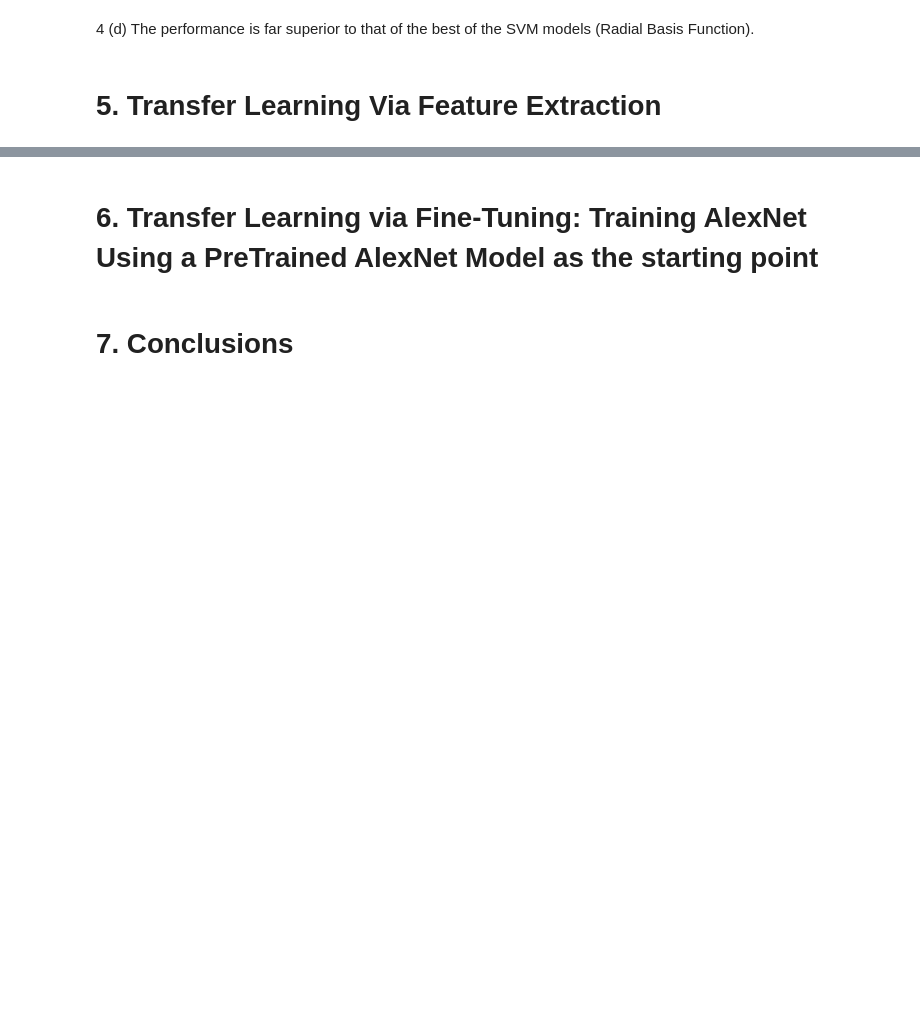
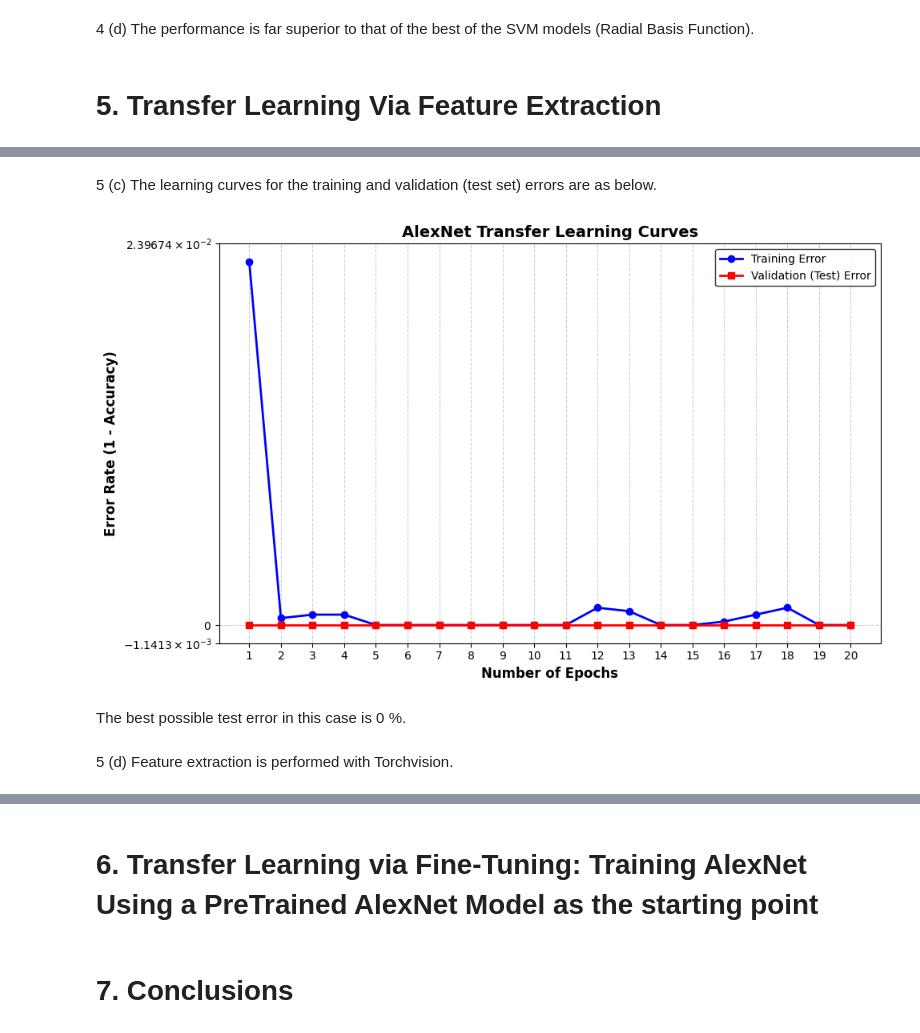
Before and after one commit to Tyler-42690/Fruit-Dataset, a Jupyter notebook: assignment.ipynb, the cells around one changed output, grey strips where cells are left out. Drawn from its saved outputs; the diff is of its cells as text; code cells hidden in the pictures; blank space fills up the shorter version.

```diff
--- a/assignment.ipynb
+++ b/assignment.ipynb
@@ -920,0 +1115,40 @@ The test error was a mere 0.26 %. The mechanism by which the CNN attained this a
+# %% [markdown]
+5 (c) The learning curves for the training and validation (test set) errors are as below.
+# %%
+import matplotlib.pyplot as plt
+
+# 1. Set up the X-axis (Epochs 1 through 20)
+epoch_list = range(1, epochs + 1)
+
+plt.figure(figsize=(10, 6))
+
+plt.yscale('symlog',base=10)  # Use logarithmic scale for better visibility of error rates
+
+# 2. Plot Training Error (Blue line with circular markers)
+plt.plot(epoch_list, train_errors, marker='o', color='blue',
+         linewidth=2, label='Training Error')
+
+# 3. Plot Validation/Test Error (Red line with square markers)
+plt.plot(epoch_list, val_errors, marker='s', color='red',
+         linewidth=2, label='Validation (Test) Error')
+
+# 4. Formatting to make it look clean and academic
+plt.title('AlexNet Transfer Learning Curves', fontsize=14, fontweight='bold')
+plt.xlabel('Number of Epochs', fontsize=12, fontweight='bold')
+plt.ylabel('Error Rate (1 - Accuracy)', fontsize=12, fontweight='bold')
+
+# Ensure the x-axis ticks show every integer epoch
+plt.xticks(epoch_list)
+
+plt.legend(loc='upper right', frameon=True, edgecolor='black')
+plt.grid(True, linestyle='--', alpha=0.6)
+
+# Display the plot
+plt.tight_layout()
+plt.show()
+# %% [output]
+[figure, added]
+# %% [markdown]
+The best possible test error in this case is 0 %.
+# %% [markdown]
+5 (d) Feature extraction is performed with Torchvision.
```
Also changed, not shown: parts of 10 cells of this notebook.
